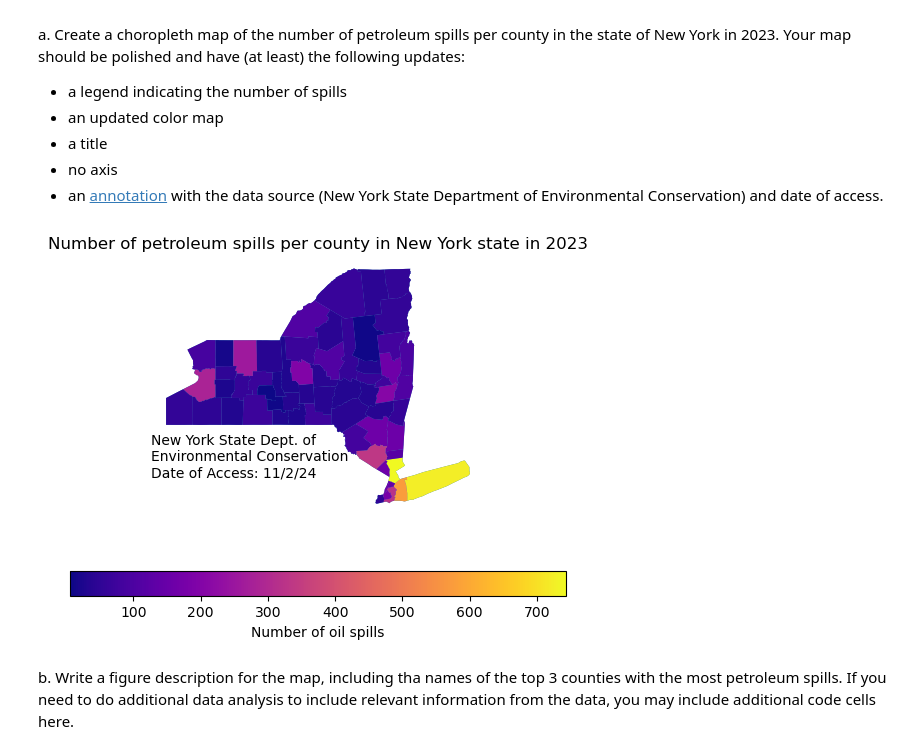
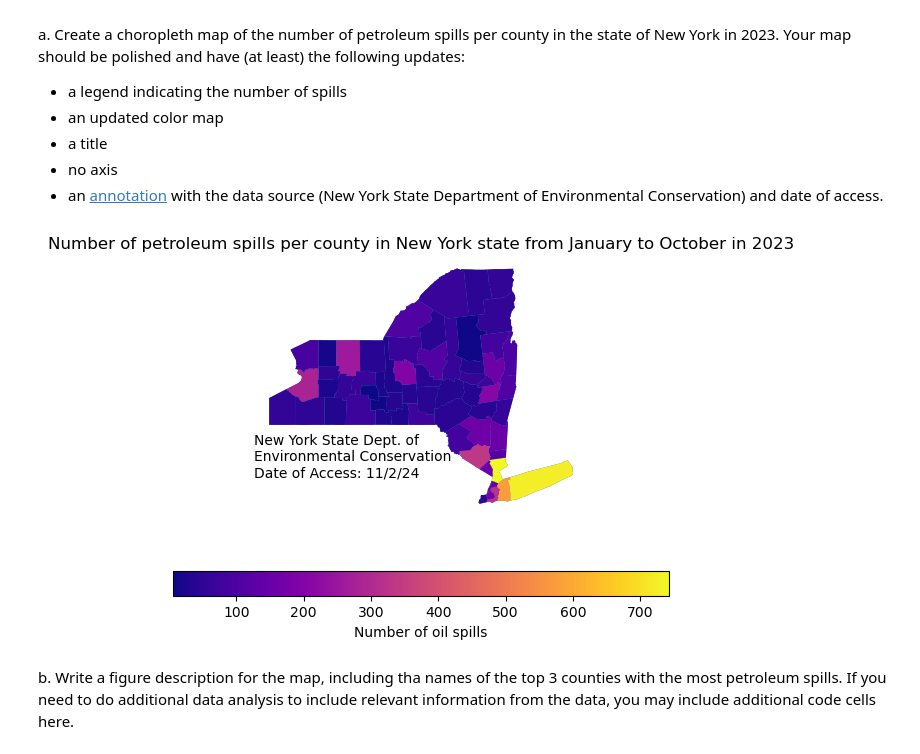
Before and after one commit to tommats00/eds220-hwk3, a Jupyter notebook: hwk3-task2-oil-spills.ipynb, the cells around one changed output. Drawn from its saved outputs; the diff is of its cells as text; code cells hidden in the pictures.

```diff
--- a/hwk3-task2-oil-spills.ipynb
+++ b/hwk3-task2-oil-spills.ipynb
@@ -528,32 +527,32 @@ Your map should be polished and have (at least) the following updates:
 # %%
 # a. Your code here
 # Initialize empty figure (fig) and axis (ax)
 fig, ax = plt.subplots()
 
 # Plot New York State
 ny_counties.plot(ax=ax)
 
 # Plot spills
 ny_counties.plot(ax=ax,
                 column = 'n_spills',
                 legend = True,
                 cmap = 'plasma',
                 legend_kwds={
                     'label':'Number of oil spills',
                     'orientation':'horizontal'
                 })
 
 
 # Update axis
-ax.set_title('Number of petroleum spills per county in New York state in 2023')
+ax.set_title('Number of petroleum spills per county in New York state from January to October in 2023')
 ax.set_axis_off()
 ax.annotate('New York State Dept. of \nEnvironmental Conservation \nDate of Access: 11/2/24', xy = (-80.17,41))
 
 
 # Display figure
 plt.show()
 # %% [output]
-[figure, old version]
+[figure, new version]
 # %% [markdown]
 <!-- END QUESTION -->
 
```
Also changed, not shown: parts of 2 cells of this notebook.
